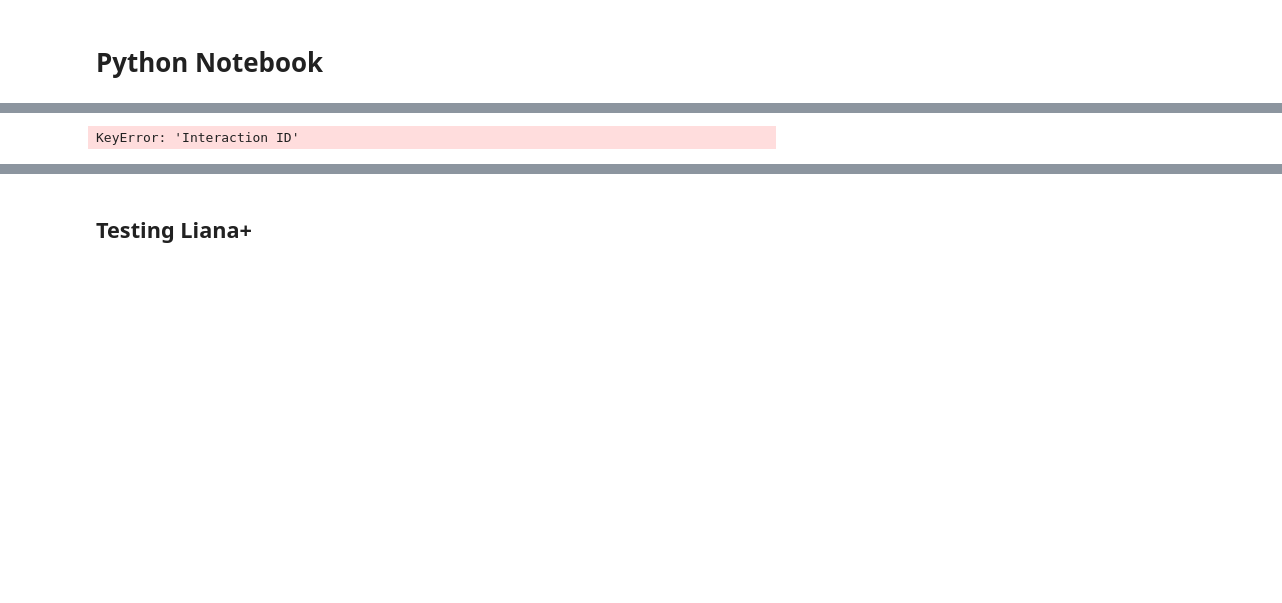
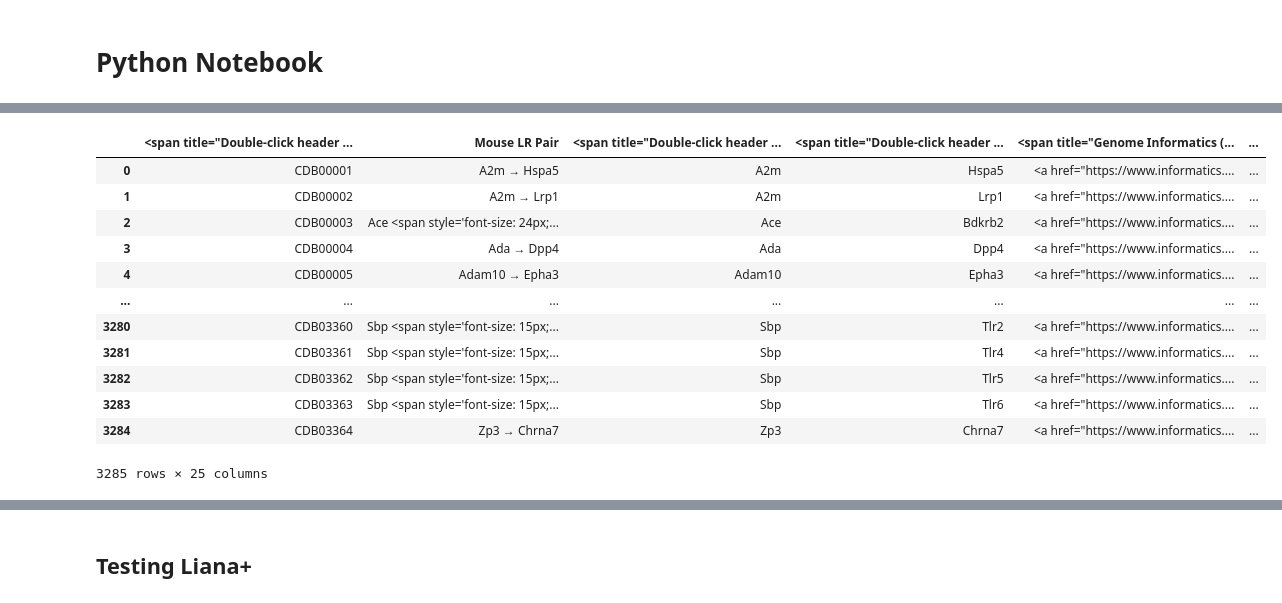
Before and after one commit to bioinfo-YCU/ConnectomeDB, a Jupyter notebook: Python_test.ipynb, the cells around one changed output, grey strips where cells are left out. Saved outputs shown, nothing was run; the diff lists cells and outputs as text; code cells hidden in the pictures; blank space fills up the shorter version.

Commit message:
made filteredDB

```diff
--- a/Python_test.ipynb
+++ b/Python_test.ipynb
@@ -13,32 +138,19 @@ import urllib.parse
 # %%
-import sys
-import os
-import pandas as pd
-import warnings
-warnings.filterwarnings("ignore", category=pd.errors.DtypeWarning)
-from itables import init_notebook_mode, show
-from IPython.display import display, Javascript
-import itables.options as opt
-import urllib.parse
-# Change working directory to ConnectomeDB
-from createTriplicateDT import gene_pair_trip
-
-human_gene_pairTrip = gene_pair_trip.iloc[:, :-28]
-
-import urllib.parse
-
-# Try getting the query parameter from Quarto (web context), fallback to local test value
-try:
-    query_string = quarto_context['request'].query_string
-    params = {k: v[0] for k, v in urllib.parse.parse_qs(query_string).items()}
-    filter_id = params.get('id', '')
-except Exception:
-    filter_id = 'CDB02991'  # fallback or use 'CDB02991' for local testing
-
-if filter_id:
-    human_gene_pairTrip = human_gene_pairTrip[human_gene_pairTrip["Interaction ID"].str.startswith(filter_id)]
+mouse_gene_pair1
 # %% [output]
+|  | <span title="Double-click header ... | Mouse LR Pair | <span title="Double-click header ... | <span title="Double-click header ... | <span title="Genome Informatics (... | ... |
+| 0 | CDB00001 | A2m → Hspa5 | A2m | Hspa5 | <a href="https://www.informatics.... | ... |
+| 1 | CDB00002 | A2m → Lrp1 | A2m | Lrp1 | <a href="https://www.informatics.... | ... |
+| 2 | CDB00003 | Ace <span style='font-size: 24px;... | Ace | Bdkrb2 | <a href="https://www.informatics.... | ... |
+| 3 | CDB00004 | Ada → Dpp4 | Ada | Dpp4 | <a href="https://www.informatics.... | ... |
+| 4 | CDB00005 | Adam10 → Epha3 | Adam10 | Epha3 | <a href="https://www.informatics.... | ... |
+| ... | ... | ... | ... | ... | ... | ... |
+| 3280 | CDB03360 | Sbp <span style='font-size: 15px;... | Sbp | Tlr2 | <a href="https://www.informatics.... | ... |
+| 3281 | CDB03361 | Sbp <span style='font-size: 15px;... | Sbp | Tlr4 | <a href="https://www.informatics.... | ... |
+| 3282 | CDB03362 | Sbp <span style='font-size: 15px;... | Sbp | Tlr5 | <a href="https://www.informatics.... | ... |
+| 3283 | CDB03363 | Sbp <span style='font-size: 15px;... | Sbp | Tlr6 | <a href="https://www.informatics.... | ... |
+| 3284 | CDB03364 | Zp3 → Chrna7 | Zp3 | Chrna7 | <a href="https://www.informatics.... | ... |
-KeyError: 'Interaction ID'
+3285 rows × 25 columns
 # %%
 # Try getting the query parameter from Quarto (web context), fallback to local test value
 try:
```
Also changed, not shown: parts of 12 cells of this notebook, 10 other files.
